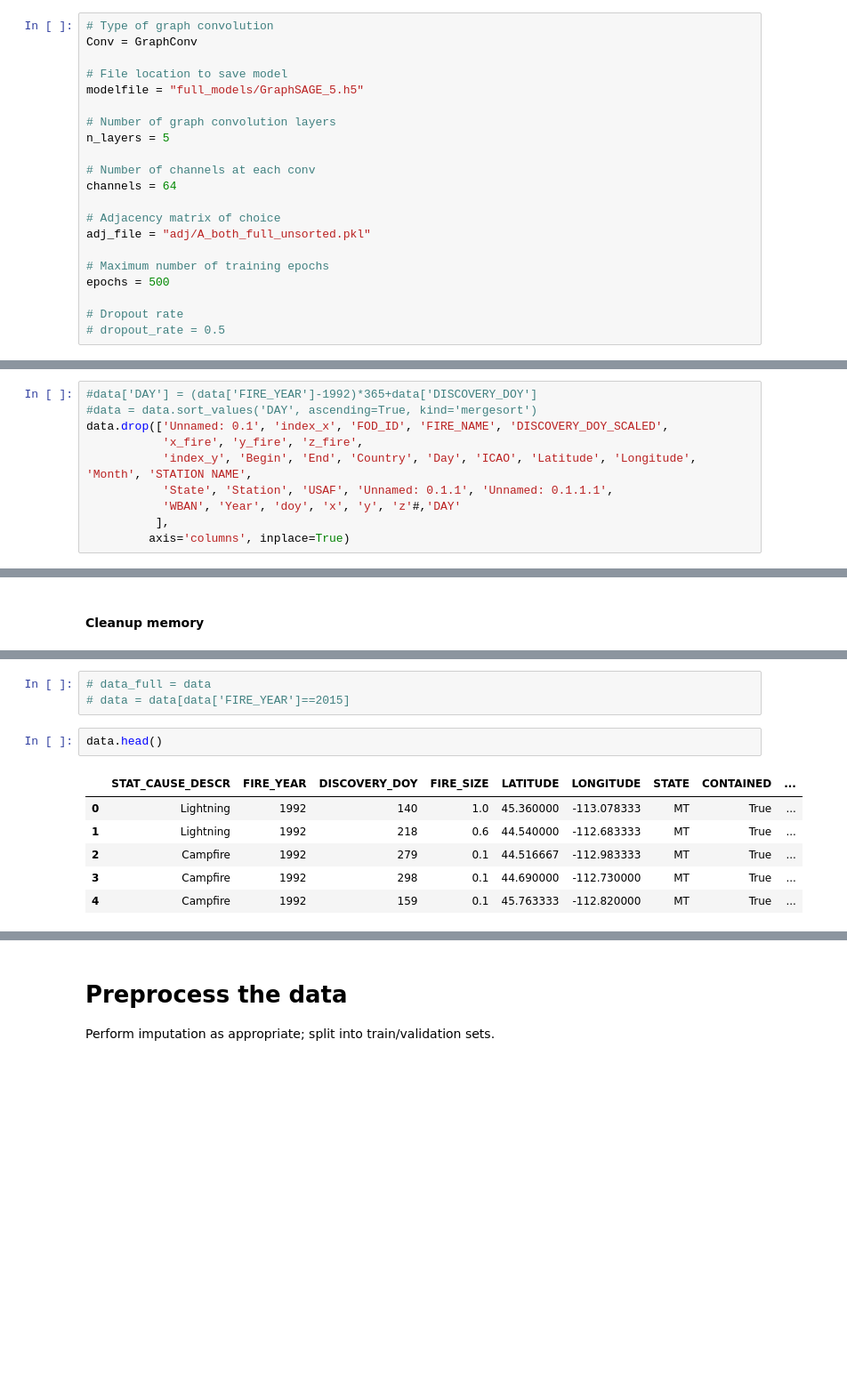
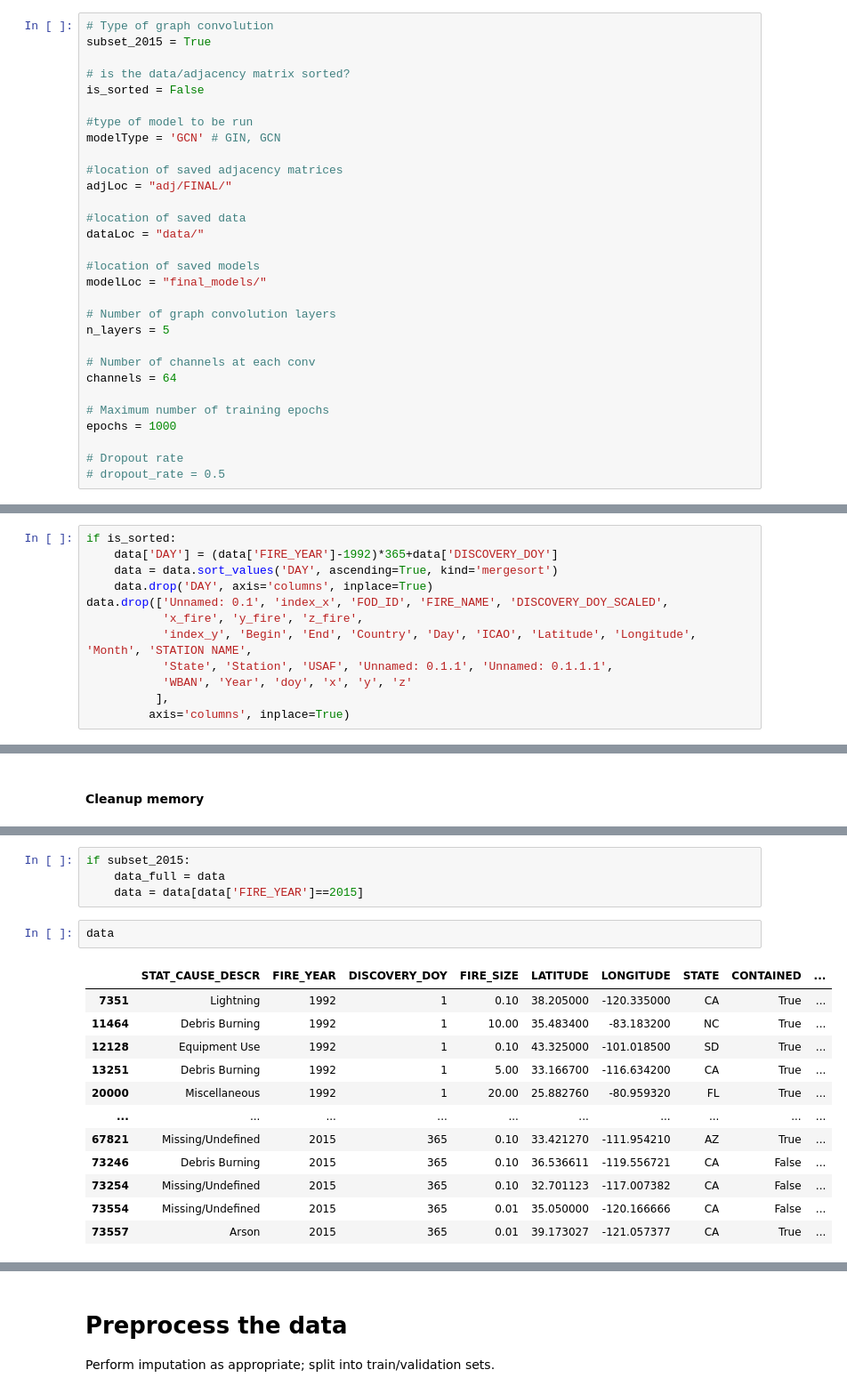
Before and after one commit to thejimster82/wildfire_GNN, a Jupyter notebook: GCN-2015.ipynb, the cells around one changed output, grey strips where cells are left out. Shown at 89% size. Saved outputs shown, nothing was run; the diff lists cells and outputs as text; blank space fills up the shorter version.

Commit message:
foolproofed process of choosing which adj matrices and data to use and which models to run

```diff
--- a/GCN-2015.ipynb
+++ b/GCN-2015.ipynb
@@ -41,10 +41,22 @@ Num GPUs Available:  1
 # Config
 # %%
 # Type of graph convolution
-Conv = GraphConv
+subset_2015 = True
 
-# File location to save model
-modelfile = "full_models/GraphSAGE_5.h5"
+# is the data/adjacency matrix sorted?
+is_sorted = False
+
+#type of model to be run
+modelType = 'GCN' # GIN, GCN
+
+#location of saved adjacency matrices
+adjLoc = "adj/FINAL/"
+
+#location of saved data
+dataLoc = "data/"
+
+#location of saved models
+modelLoc = "final_models/"
 
 # Number of graph convolution layers
 n_layers = 5
@@ -52,11 +64,8 @@ n_layers = 5
 # Number of channels at each conv
 channels = 64
 
-# Adjacency matrix of choice
-adj_file = "adj/A_both_full_unsorted.pkl"
-
 # Maximum number of training epochs
-epochs = 500
+epochs = 1000
 
 # Dropout rate
 # dropout_rate = 0.5
@@ -251,13 +331,15 @@ data = pd.read_csv('~/fires_merged_weather.csv', index_col=0,
 # %% [markdown]
 #### Drop unnecessary columns
 # %%
-#data['DAY'] = (data['FIRE_YEAR']-1992)*365+data['DISCOVERY_DOY']
-#data = data.sort_values('DAY', ascending=True, kind='mergesort')
+if is_sorted:
+    data['DAY'] = (data['FIRE_YEAR']-1992)*365+data['DISCOVERY_DOY']
+    data = data.sort_values('DAY', ascending=True, kind='mergesort')
+    data.drop('DAY', axis='columns', inplace=True)
 data.drop(['Unnamed: 0.1', 'index_x', 'FOD_ID', 'FIRE_NAME', 'DISCOVERY_DOY_SCALED',
            'x_fire', 'y_fire', 'z_fire',
            'index_y', 'Begin', 'End', 'Country', 'Day', 'ICAO', 'Latitude', 'Longitude', 'Month', 'STATION NAME',
            'State', 'Station', 'USAF', 'Unnamed: 0.1.1', 'Unnamed: 0.1.1.1',
-           'WBAN', 'Year', 'doy', 'x', 'y', 'z'#,'DAY'
+           'WBAN', 'Year', 'doy', 'x', 'y', 'z'
           ],
          axis='columns', inplace=True)
 # %% [markdown]
@@ -271,12 +353,19 @@ gc.collect()
 # %%
-# data_full = data
-# data = data[data['FIRE_YEAR']==2015]
+if subset_2015:
+    data_full = data
+    data = data[data['FIRE_YEAR']==2015]
 # %%
-data.head()
+data
 # %% [output]
 |  | STAT_CAUSE_DESCR | FIRE_YEAR | DISCOVERY_DOY | FIRE_SIZE | LATITUDE | LONGITUDE | STATE | CONTAINED | ... |
-| 0 | Lightning | 1992 | 140 | 1.0 | 45.360000 | -113.078333 | MT | True | ... |
-| 1 | Lightning | 1992 | 218 | 0.6 | 44.540000 | -112.683333 | MT | True | ... |
-| 2 | Campfire | 1992 | 279 | 0.1 | 44.516667 | -112.983333 | MT | True | ... |
-| 3 | Campfire | 1992 | 298 | 0.1 | 44.690000 | -112.730000 | MT | True | ... |
-| 4 | Campfire | 1992 | 159 | 0.1 | 45.763333 | -112.820000 | MT | True | ... |
+| 7351 | Lightning | 1992 | 1 | 0.10 | 38.205000 | -120.335000 | CA | True | ... |
+| 11464 | Debris Burning | 1992 | 1 | 10.00 | 35.483400 | -83.183200 | NC | True | ... |
+| 12128 | Equipment Use | 1992 | 1 | 0.10 | 43.325000 | -101.018500 | SD | True | ... |
+| 13251 | Debris Burning | 1992 | 1 | 5.00 | 33.166700 | -116.634200 | CA | True | ... |
+| 20000 | Miscellaneous | 1992 | 1 | 20.00 | 25.882760 | -80.959320 | FL | True | ... |
+| ... | ... | ... | ... | ... | ... | ... | ... | ... | ... |
+| 67821 | Missing/Undefined | 2015 | 365 | 0.10 | 33.421270 | -111.954210 | AZ | True | ... |
+| 73246 | Debris Burning | 2015 | 365 | 0.10 | 36.536611 | -119.556721 | CA | False | ... |
+| 73254 | Missing/Undefined | 2015 | 365 | 0.10 | 32.701123 | -117.007382 | CA | False | ... |
+| 73554 | Missing/Undefined | 2015 | 365 | 0.01 | 35.050000 | -120.166666 | CA | False | ... |
+| 73557 | Arson | 2015 | 365 | 0.01 | 39.173027 | -121.057377 | CA | True | ... |
```
Also changed, not shown: parts of 25 cells of this notebook, 4 other files.
